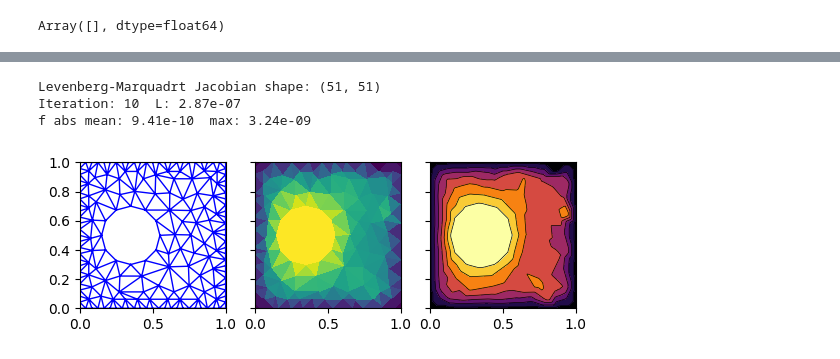
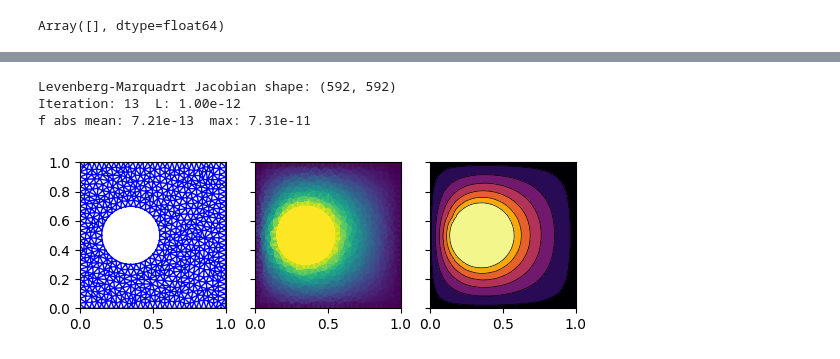
Before and after one commit to chetools/sparseLM, a Jupyter notebook: spareLM/heat_diffusion.ipynb, the cells around one changed output, grey strips where cells are left out. Drawn from its saved outputs; the diff is of its cells as text; code cells hidden in the pictures.

```diff
--- a/spareLM/heat_diffusion.ipynb
+++ b/spareLM/heat_diffusion.ipynb
@@ -32,18 +32,18 @@ Nspecified=Nsquare+Ncircle
 specified=np.arange(Nspecified)
 # %%
 A = dict(vertices=np.r_[square,circle], segments=np.r_[square_seg,circle_seg], holes=[[cx, cy]])
-B = triangle.triangulate(A, 'qpa0.01D')
-vmarks = B['vertex_markers']
-boundary = np.where(vmarks==1)[0]
-inserted_boundary_idx = boundary[boundary + 1 > Nspecified]
+B = triangle.triangulate(A, 'qpa0.001D')
 # %%
+vmarks = B['vertex_markers']
+boundary = np.where(vmarks==1)[0]
+inserted_boundary_idx = boundary[boundary + 1 > Nspecified]
 tr=B['triangles']
 verts = B['vertices']
 Nv = verts.shape[0]
 interior = np.arange(Nsquare+Ncircle,Nv)
 f=np.zeros(Nv)
 f[:Nsquare]=1.
-f[Nsquare:Nsquare + Ncircle]=2.
+f[Nsquare:Nsquare + Ncircle]=10.
 f[Nsquare+Ncircle:]=1.5
 fig1, ax = plt.subplots(1,2, sharex=True, sharey=True)
 ax[0].set_aspect('equal')
@@ -82,8 +82,18 @@ def get_five_neighbors(i):
         for ii in nb:
             nb=np.union1d(nb, get_neighbors(ii))
         nb=np.setdiff1d(nb,i)
-    d=np.sum((verts[i]-verts[nb])**2,axis=1)
+        boundary_nb = np.intersect1d(nb, boundary)
+        if boundary_nb.size > 2:
+            d=np.sum((verts[i]-verts[boundary_nb])**2,axis=1)
+            boundary_nb_idx = np.argsort(d)
+            if np.in1d(i, boundary):  # if boundary element, allow 2 closest boundary neighbors.
+                boundary_nb=boundary_nb_idx[:2]
+            else: #if interior element, allow 2 furthest boundary neighbors
+                boundary_nb=boundary_nb_idx[-2:]
+
+            nb = np.union1d(boundary_nb, np.setdiff1d(nb, boundary))
     if nb.size>5:
+        d=np.sum((verts[i]-verts[nb])**2,axis=1)
         return nb[np.argpartition(d,5)[:5]]
     else:
         return nb
@@ -149,22 +152,22 @@ def eqs(f_interior, f=f):
     return 2*jnp.sum(a[:,:2],axis=1)
 # %%
 solver=LM(eqs, f[interior])
-res = solver(L=1000, rho_tol = 0.1, maxiter=100, xtol=1e-10, ftol=1e-12,iter_print=25)
+res = solver(L=1, rho_tol = 0.1, maxiter=100, xtol=1e-12, ftol=1e-15,iter_print=25)
 sol = f.at[interior].set(res.x)
 # %% [output]
-Levenberg-Marquadrt Jacobian shape: (51, 51)
-Iteration: 10  L: 2.87e-07
-f abs mean: 9.41e-10  max: 3.24e-09
+Levenberg-Marquadrt Jacobian shape: (592, 592)
+Iteration: 13  L: 1.00e-12
+f abs mean: 7.21e-13  max: 7.31e-11
 # %%
 gridx, gridy = np.mgrid[0:1:100j, 0:1:100j]
 gridz=sp.interpolate.griddata(verts, sol, (gridx, gridy), method='linear')
 fig2, ax = plt.subplots(1,3, sharex=True, sharey=True)
 ax[0].set_aspect('equal')
 _=ax[0].triplot(verts[:,0],verts[:,1],'b-',triangles=tr,lw=1)
 ax[1].set_aspect('equal')
 _=ax[1].tripcolor(verts[:,0],verts[:,1],sol)
 ax[2].set_aspect('equal')
 _=ax[2].contour(gridx, gridy, gridz, 8, linewidths=0.5, colors='k')
-_=ax[2].contourf(gridx, gridy, gridz, 8, vmax=2, vmin=1, cmap='inferno')
+_=ax[2].contourf(gridx, gridy, gridz, 8, vmax=np.max(gridz), vmin=np.min(gridz), cmap='inferno')
 # %% [output]
-[figure, old version]
+[figure, new version]
```
Also changed, not shown: parts of 6 cells of this notebook.
